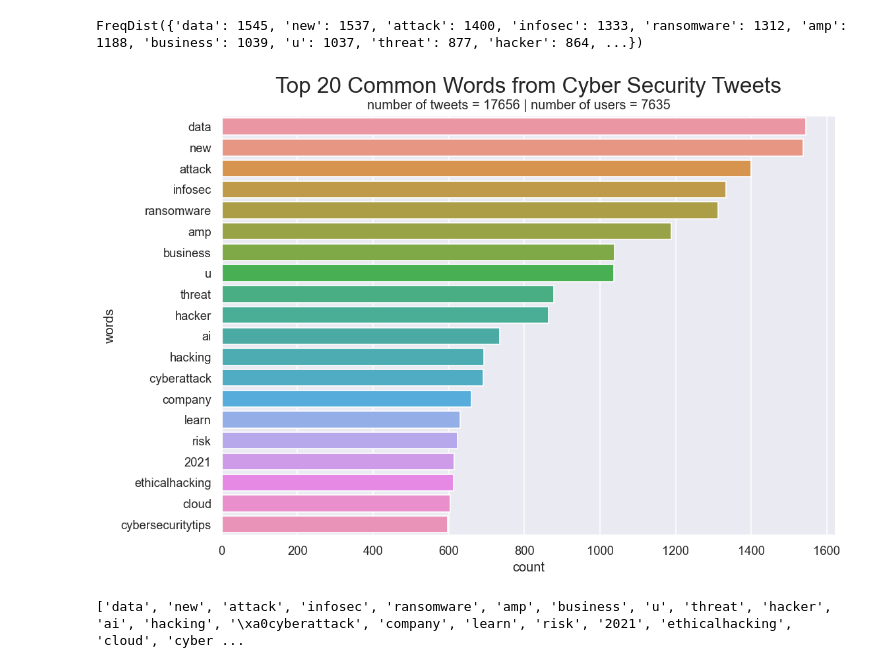
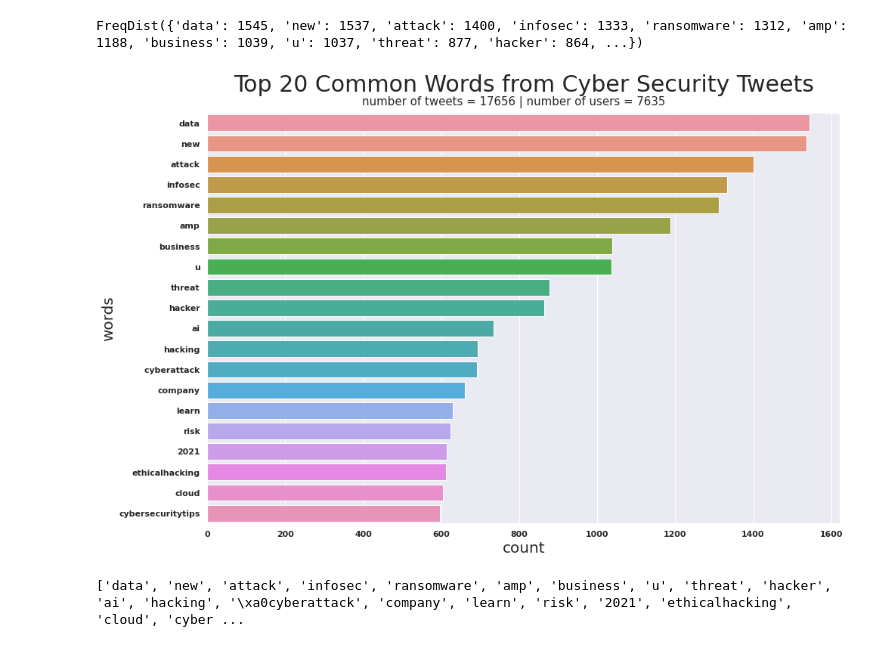
Before and after one commit to sofiapiedrahita/CyberCollective, a Jupyter notebook: Cyber Security Tweets Analysis - Elyse.ipynb, the cells around one changed output. Cells and saved outputs as stored; diff of their text form; code cells hidden in the pictures.

```diff
--- a/Cyber Security Tweets Analysis - Elyse.ipynb
+++ b/Cyber Security Tweets Analysis - Elyse.ipynb
@@ -550,14 +555,19 @@ fdist
 # %% [output]
 FreqDist({'data': 1545, 'new': 1537, 'attack': 1400, 'infosec': 1333, 'ransomware': 1312, 'amp': 1188, 'business': 1039, 'u': 1037, 'threat': 877, 'hacker': 864, ...})
 # %%
+fig, ax = plt.subplots(figsize=(15,10))
 freq_data = pd.DataFrame.from_dict(fdist.most_common(20))
 sns.barplot(data = freq_data, x = 1, y = 0)
-plt.title("Top 20 Common Words from Cyber Security Tweets", size = 20, y = 1.04)
-plt.suptitle("number of tweets = 17656 | number of users = 7635", y = .91)
-plt.xlabel("count")
-plt.ylabel("words");
+plt.title("Top 20 Common Words from Cyber Security Tweets", size = 30, y = 1.04)
+plt.suptitle("number of tweets = 17656 | number of users = 7635", y = .91, size = 15)
+plt.xlabel("count", size = 20)
+plt.ylabel("words", size = 20)
+font = {'family' : 'normal',
+        'size'   : 30}
+
+matplotlib.rc('font', **font);
 # %% [output]
-[figure, old version]
+[figure, new version]
 # %%
 most_common = []
 
```
Also changed, not shown: parts of 32 cells of this notebook.
